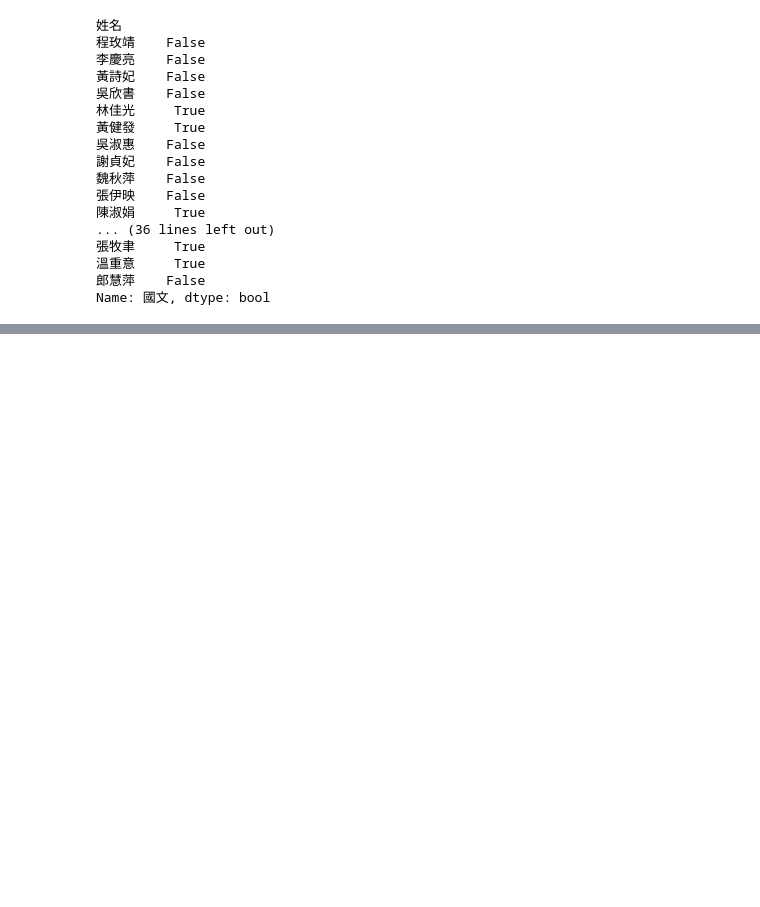
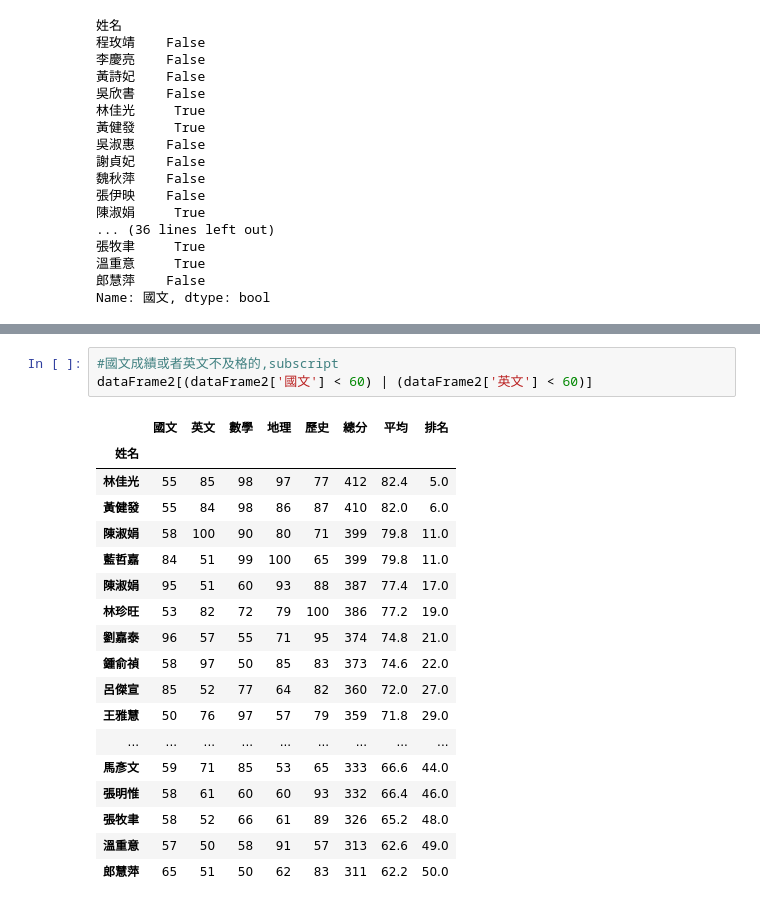
Before and after one commit to jsdhwdmaX09/aaaab, a Jupyter notebook: lesson17_4.ipynb, the cells around one changed output, grey strips where cells are left out. Cells and saved outputs as stored; diff of their text form; blank space fills up the shorter version.

```diff
--- a/lesson17_4.ipynb
+++ b/lesson17_4.ipynb
@@ -87,0 +107,22 @@ dataFrame2[dataFrame2['國文'] < 60]
+# %%
+#國文成績或者英文不及格的,subscript
+dataFrame2[(dataFrame2['國文'] < 60) | (dataFrame2['英文'] < 60)]
+# %% [output]
+|  | 國文 | 英文 | 數學 | 地理 | 歷史 | 總分 | 平均 | 排名 |
+| 姓名 |  |  |  |  |  |  |  |  |
+| 林佳光 | 55 | 85 | 98 | 97 | 77 | 412 | 82.4 | 5.0 |
+| 黃健發 | 55 | 84 | 98 | 86 | 87 | 410 | 82.0 | 6.0 |
+| 陳淑娟 | 58 | 100 | 90 | 80 | 71 | 399 | 79.8 | 11.0 |
+| 藍哲嘉 | 84 | 51 | 99 | 100 | 65 | 399 | 79.8 | 11.0 |
+| 陳淑娟 | 95 | 51 | 60 | 93 | 88 | 387 | 77.4 | 17.0 |
+| 林珍旺 | 53 | 82 | 72 | 79 | 100 | 386 | 77.2 | 19.0 |
+| 劉嘉泰 | 96 | 57 | 55 | 71 | 95 | 374 | 74.8 | 21.0 |
+| 鍾俞禎 | 58 | 97 | 50 | 85 | 83 | 373 | 74.6 | 22.0 |
+| 呂傑宣 | 85 | 52 | 77 | 64 | 82 | 360 | 72.0 | 27.0 |
+| 王雅慧 | 50 | 76 | 97 | 57 | 79 | 359 | 71.8 | 29.0 |
+| ... | ... | ... | ... | ... | ... | ... | ... | ... |
+| 馬彥文 | 59 | 71 | 85 | 53 | 65 | 333 | 66.6 | 44.0 |
+| 張明惟 | 58 | 61 | 60 | 60 | 93 | 332 | 66.4 | 46.0 |
+| 張牧聿 | 58 | 52 | 66 | 61 | 89 | 326 | 65.2 | 48.0 |
+| 溫重意 | 57 | 50 | 58 | 91 | 57 | 313 | 62.6 | 49.0 |
+| 郎慧萍 | 65 | 51 | 50 | 62 | 83 | 311 | 62.2 | 50.0 |
```
Also changed, not shown: parts of 5 cells of this notebook, 1 other file.
